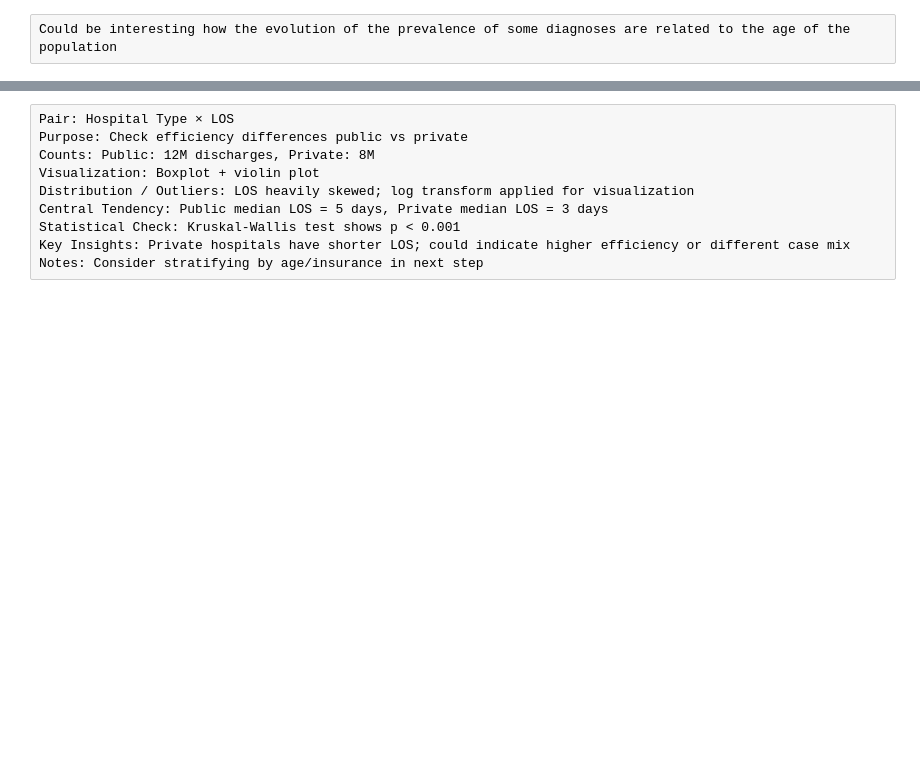
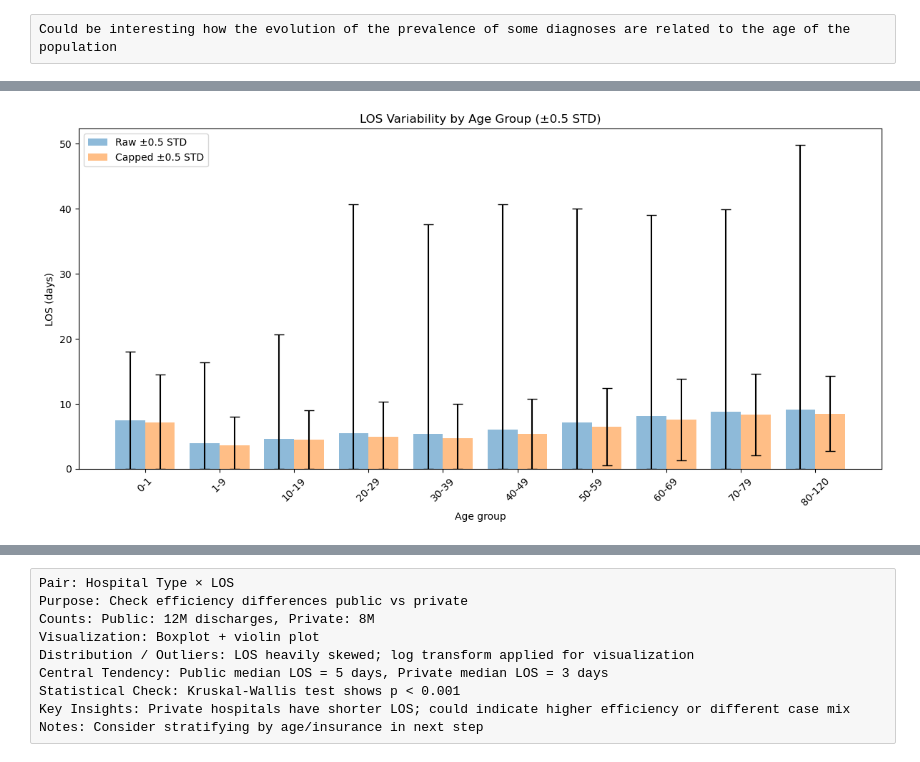
Before and after one commit to mirkopodunavak1996/EDAHospDischarges_Chile2001-2024, a Jupyter notebook: notebooks/General_Analysis_2001-2024_Bivariate(2).ipynb, the cells around one changed output, grey strips where cells are left out. Cells and saved outputs as stored; diff of their text form; code cells hidden in the pictures; blank space fills up the shorter version.

Commit message:
Pair 2: age and length of stay deep bivariate analysis is done

```diff
--- a/notebooks/General_Analysis_2001-2024_Bivariate(2).ipynb
+++ b/notebooks/General_Analysis_2001-2024_Bivariate(2).ipynb
@@ -904,0 +894,8 @@ Notes:
+# %%
+def iqr(x):
+    return np.percentile(x, 75) - np.percentile(x, 25)
+# %%
+LOS_age_distr = df.groupby("age").agg(mean_LOS_raw=("length of stay", "mean"), mean_LOS_capped=("LOS_capped", "mean"), median_LOS_raw=("length of stay", "median"),
+                     median_LOS_capped=("LOS_capped", "median"), std_LOS_raw=("length of stay", "std"), std_LOS_capped=("LOS_capped", "std"),
+                     max_LOS_raw=("length of stay", "max"), max_LOS_capped=("LOS_capped", "max"),
+                     IQR_LOS_raw=("length of stay", iqr), IQR_LOS_capped=("LOS_capped", iqr)).reset_index()
@@ -904,0 +916,43 @@ Notes:
+# %%
+import numpy as np
+import matplotlib.pyplot as plt
+
+ages = LOS_age_distr["age"]
+x = np.arange(len(ages))
+bar_width = 0.4
+
+# Multiplier for error bars
+multiplier = 0.5
+
+# Compute asymmetric error bars, clipping lower bound at 0
+yerr_raw = np.array([
+    np.minimum(multiplier * LOS_age_distr["std_LOS_raw"], LOS_age_distr["mean_LOS_raw"]),  # lower
+    multiplier * LOS_age_distr["std_LOS_raw"]                                             # upper
+])
+yerr_capped = np.array([
+    np.minimum(multiplier * LOS_age_distr["std_LOS_capped"], LOS_age_distr["mean_LOS_capped"]),
+    multiplier * LOS_age_distr["std_LOS_capped"]
+])
+
+fig, ax = plt.subplots(figsize=(12, 6))
+
+# Bars for raw
+ax.bar(x - bar_width/2, LOS_age_distr["mean_LOS_raw"], width=bar_width,
+       yerr=yerr_raw, capsize=5, alpha=0.5, label="Raw ±0.5 STD")
+
+# Bars for capped
+ax.bar(x + bar_width/2, LOS_age_distr["mean_LOS_capped"], width=bar_width,
+       yerr=yerr_capped, capsize=5, alpha=0.5, label="Capped ±0.5 STD")
+
+# Formatting
+ax.set_title("LOS Variability by Age Group (±0.5 STD)")
+ax.set_xlabel("Age group")
+ax.set_ylabel("LOS (days)")
+ax.set_xticks(x)
+ax.set_xticklabels(ages, rotation=45)
+ax.legend()
+
+plt.tight_layout()
+plt.show()
+# %% [output]
+[figure, added]
```
Also changed, not shown: parts of 70 cells of this notebook.
